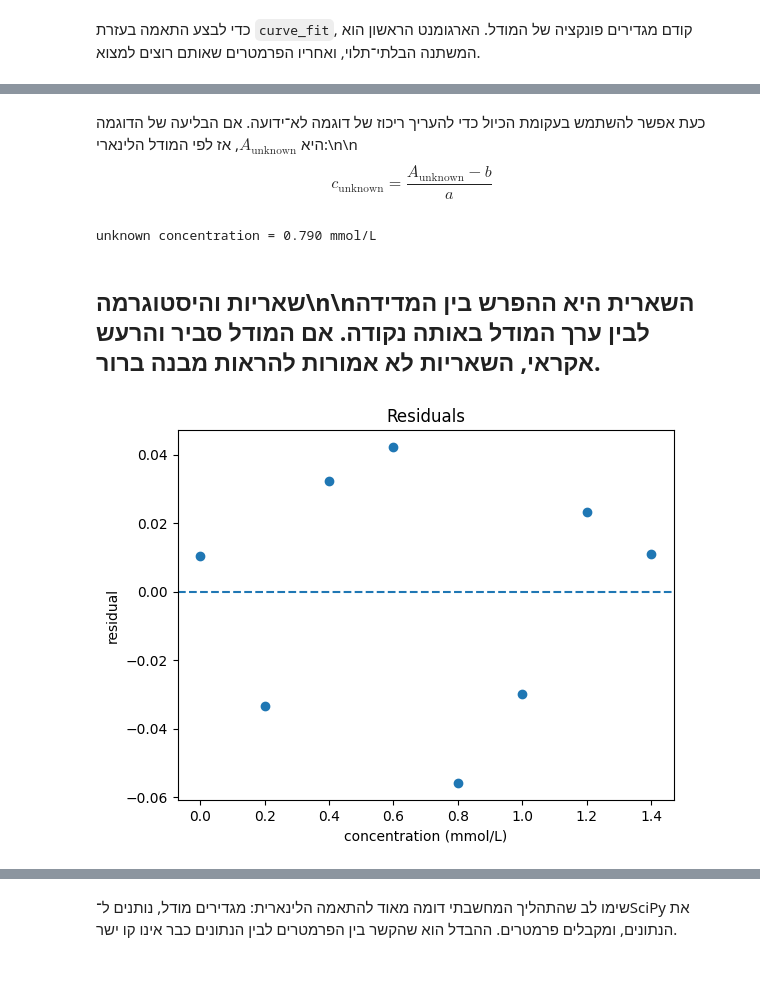
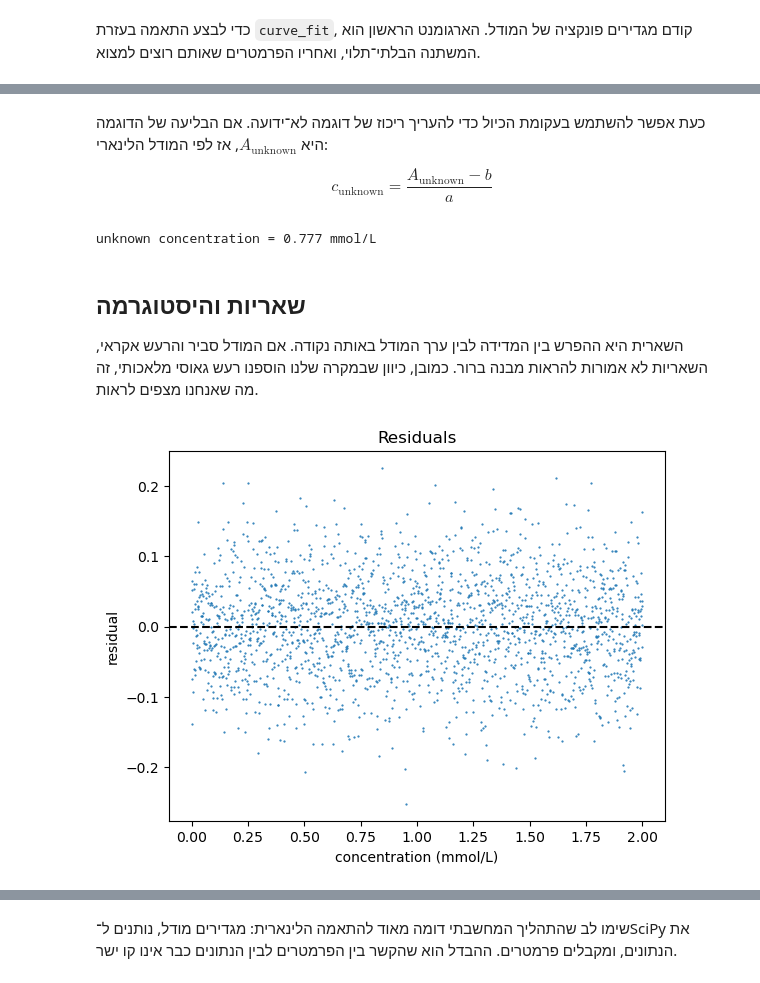
Before and after one commit to hag007/pyprog4chem, a Jupyter notebook: course/weeks/week_9/9_1_fitting_and_distributions.ipynb, the cells around one changed output, grey strips where cells are left out. Cells and saved outputs as stored; diff of their text form; code cells hidden in the pictures.

```diff
--- a/course/weeks/week_9/9_1_fitting_and_distributions.ipynb
+++ b/course/weeks/week_9/9_1_fitting_and_distributions.ipynb
@@ -17,9 +21,9 @@ $$A = a c + b$$
 # %%
 rng = np.random.default_rng(42)
 
-concentration = np.array([0.0, 0.2, 0.4, 0.6, 0.8, 1.0, 1.2, 1.4]) # mmol/L
+concentration = np.linspace(0.0, 2.0, 2000) # mmol/L
 true_slope = 0.75
 true_intercept = 0.04
-noise = rng.normal(loc=0.0, scale=0.035, size=concentration.size)
+noise = rng.normal(loc=0.0, scale=0.07, size=concentration.size)
 
 absorbance = true_slope * concentration + true_intercept + noise
@@ -63,24 +69,28 @@ plt.show()
 # %% [markdown]
-כעת אפשר להשתמש בעקומת הכיול כדי להעריך ריכוז של דוגמה לא־ידועה. אם הבליעה של הדוגמה היא $A_\mathrm{unknown}$, אז לפי המודל הלינארי:\n\n$$c_\mathrm{unknown} = \frac{A_\mathrm{unknown} - b}{a}$$
+כעת אפשר להשתמש בעקומת הכיול כדי להעריך ריכוז של דוגמה לא־ידועה. אם הבליעה של הדוגמה היא $A_\mathrm{unknown}$, אז לפי המודל הלינארי:
+
+$$c_\mathrm{unknown} = \frac{A_\mathrm{unknown} - b}{a}$$
 # %%
 A_unknown = 0.62
 c_unknown = (A_unknown - intercept) / slope
 
 print(f'unknown concentration = {c_unknown:.3f} mmol/L')
 # %% [output]
-unknown concentration = 0.790 mmol/L
+unknown concentration = 0.777 mmol/L
 # %% [markdown]
-## שאריות והיסטוגרמה\n\nהשארית היא ההפרש בין המדידה לבין ערך המודל באותה נקודה. אם המודל סביר והרעש אקראי, השאריות לא אמורות להראות מבנה ברור.
+## שאריות והיסטוגרמה
+
+השארית היא ההפרש בין המדידה לבין ערך המודל באותה נקודה. אם המודל סביר והרעש אקראי, השאריות לא אמורות להראות מבנה ברור. כמובן, כיוון שבמקרה שלנו הוספנו רעש גאוסי מלאכותי, זה מה שאנחנו מצפים לראות.
 # %%
 predicted = linear_model(concentration, slope, intercept)
 residuals = absorbance - predicted
 
 plt.figure()
-plt.axhline(0, linestyle='--')
-plt.scatter(concentration, residuals)
+plt.scatter(concentration, residuals, s=0.3)
+plt.axhline(0, linestyle='--', color='black')
 plt.xlabel('concentration (mmol/L)')
 plt.ylabel('residual')
 plt.title('Residuals')
 plt.show()
 # %% [output]
-[figure, old version]
+[figure, new version]
```
Also changed, not shown: parts of 13 cells of this notebook, 3 other files.
